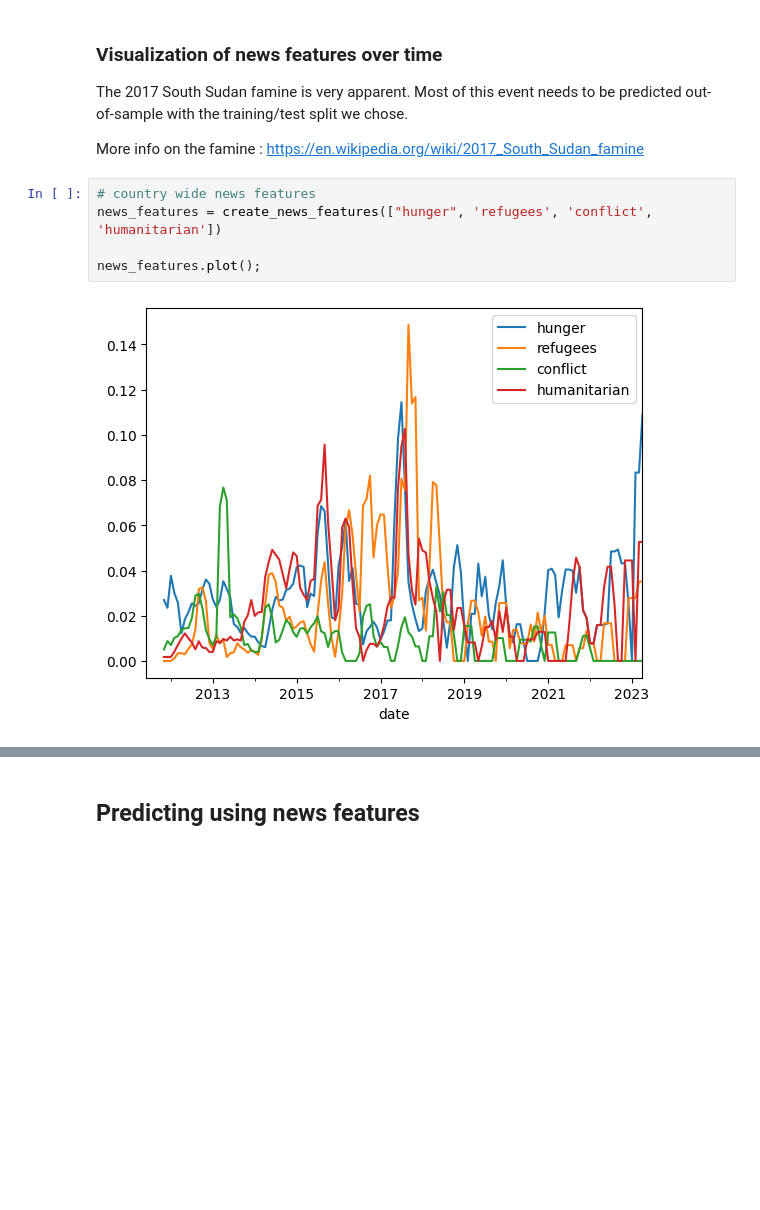
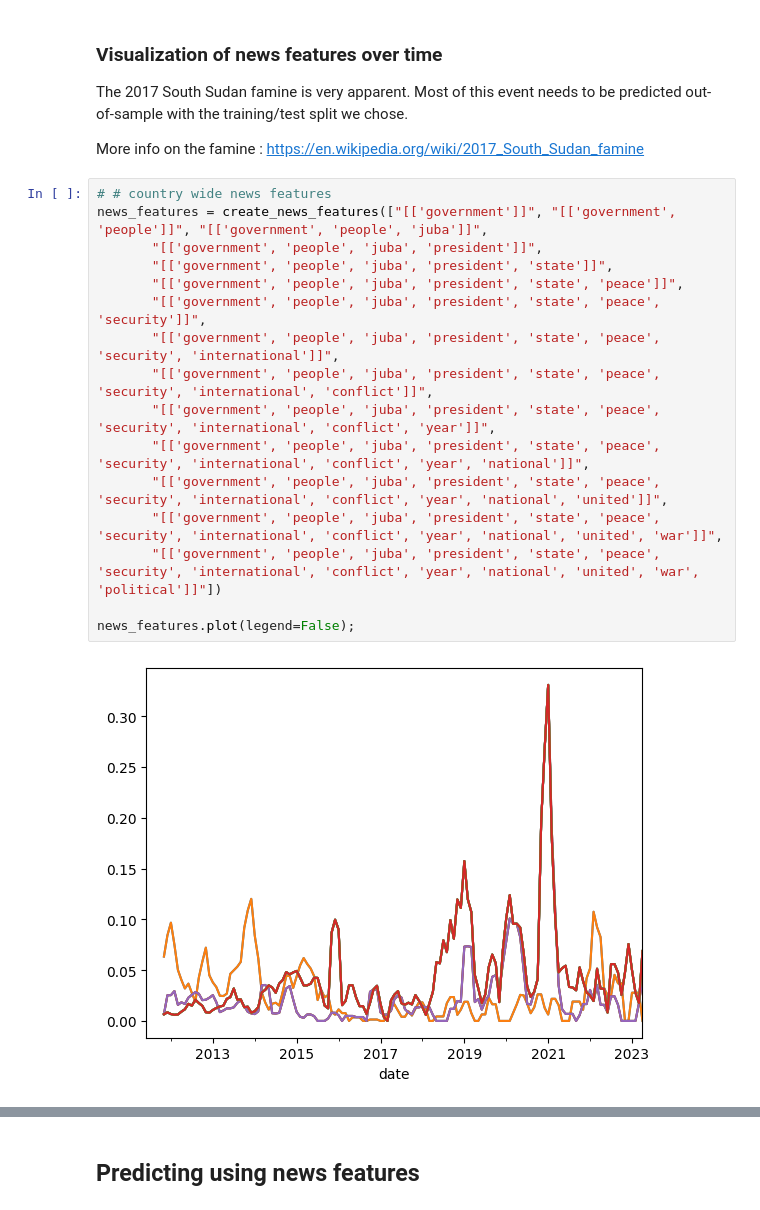
Before and after one commit to GielJW/JBG060-DC3-23-24-public, a Jupyter notebook: predictions.ipynb, the cells around one changed output, grey strips where cells are left out. Drawn from its saved outputs; the diff is of its cells as text; blank space fills up the shorter version.

```diff
--- a/predictions.ipynb
+++ b/predictions.ipynb
@@ -333,11 +364,22 @@ def create_news_features(columns):
 The 2017 South Sudan famine is very apparent. Most of this event needs to be predicted out-of-sample with the training/test split we chose.
 
 More info on the famine : https://en.wikipedia.org/wiki/2017_South_Sudan_famine
-# %%
-# country wide news features
-news_features = create_news_features(["hunger", 'refugees', 'conflict', 'humanitarian'])
-
-news_features.plot();
-# %% [output]
-[figure, removed]
+# %%
+# # country wide news features
+news_features = create_news_features(["[['government']]", "[['government', 'people']]", "[['government', 'people', 'juba']]",
+       "[['government', 'people', 'juba', 'president']]",
+       "[['government', 'people', 'juba', 'president', 'state']]",
+       "[['government', 'people', 'juba', 'president', 'state', 'peace']]",
+       "[['government', 'people', 'juba', 'president', 'state', 'peace', 'security']]",
+       "[['government', 'people', 'juba', 'president', 'state', 'peace', 'security', 'international']]",
+       "[['government', 'people', 'juba', 'president', 'state', 'peace', 'security', 'international', 'conflict']]",
+       "[['government', 'people', 'juba', 'president', 'state', 'peace', 'security', 'international', 'conflict', 'year']]",
+       "[['government', 'people', 'juba', 'president', 'state', 'peace', 'security', 'international', 'conflict', 'year', 'national']]",
+       "[['government', 'people', 'juba', 'president', 'state', 'peace', 'security', 'international', 'conflict', 'year', 'national', 'united']]",
+       "[['government', 'people', 'juba', 'president', 'state', 'peace', 'security', 'international', 'conflict', 'year', 'national', 'united', 'war']]",
+       "[['government', 'people', 'juba', 'president', 'state', 'peace', 'security', 'international', 'conflict', 'year', 'national', 'united', 'war', 'political']]"])
+
+news_features.plot(legend=False);
+# %% [output]
+[figure, added]
 # %%
```
Also changed, not shown: parts of 8 cells of this notebook.
